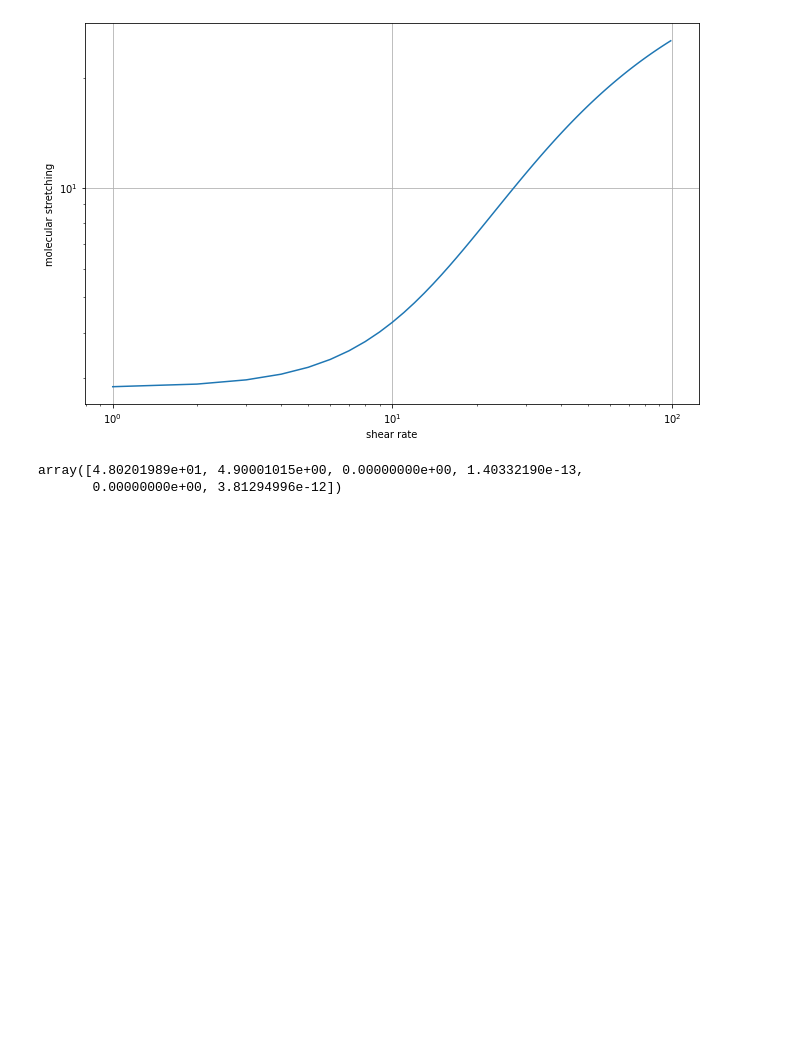
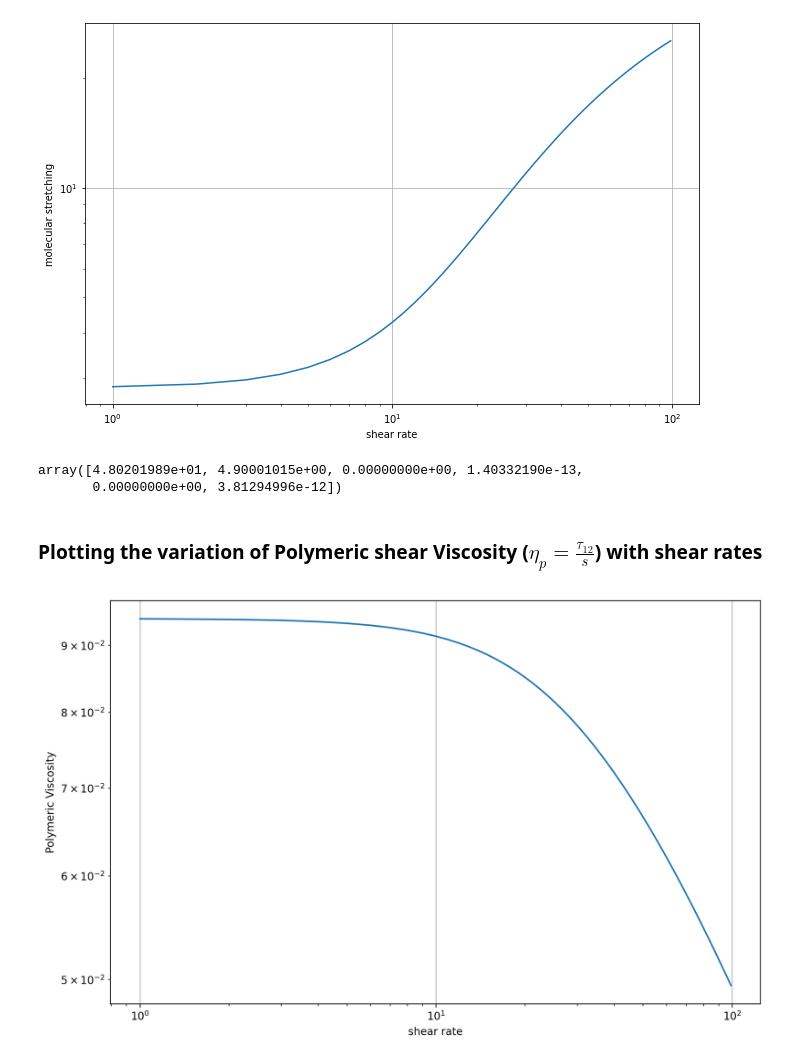
Before and after one commit to subhamkd/dumbbellRheology, a Jupyter notebook: test.ipynb, the cells around one changed output. Cells and saved outputs as stored; diff of their text form; code cells hidden in the pictures; blank space fills up the shorter version.

Commit message:
added shear thinning example

```diff
--- a/test.ipynb
+++ b/test.ipynb
@@ -35,3 +35,23 @@ A.polyStress()
 # %% [output]
 array([4.80201989e+01, 4.90001015e+00, 0.00000000e+00, 1.40332190e-13,
        0.00000000e+00, 3.81294996e-12])
+# %% [markdown]
+### Plotting the variation of Polymeric shear Viscosity ($\eta_p=\frac{\tau_{12}}{s}$) with shear rates
+# %%
+polymeric_visc=[]
+s_ran=range(1,100)
+
+for s in s_ran:
+    A=suspension(0.1,50)
+    A.shear(s)
+    tp=A.polyStress()
+    polymeric_visc.append(tp[1]/s)
+
+plt.figure(figsize=(11,7),dpi=200)
+plt.loglog(s_ran,polymeric_visc)
+plt.ylabel('Polymeric Viscosity')
+plt.xlabel('shear rate')
+plt.grid()
+plt.show()
+# %% [output]
+[figure, added]
```
